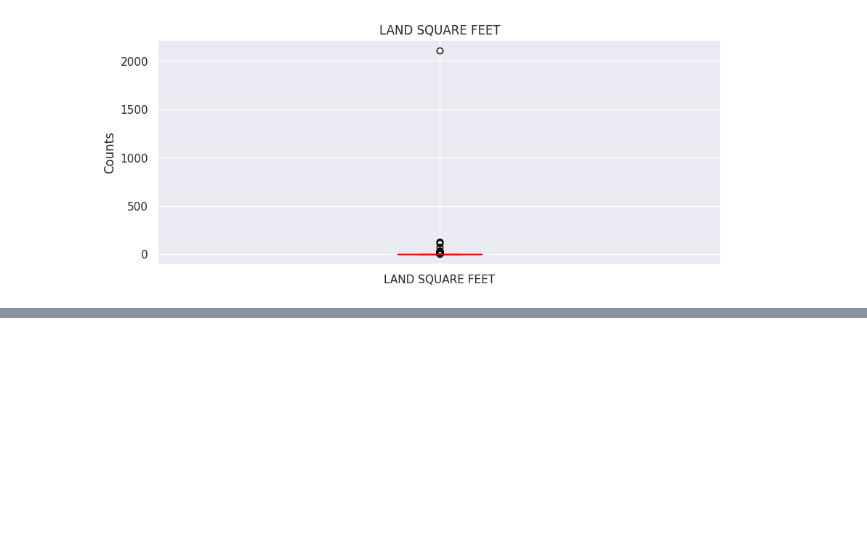
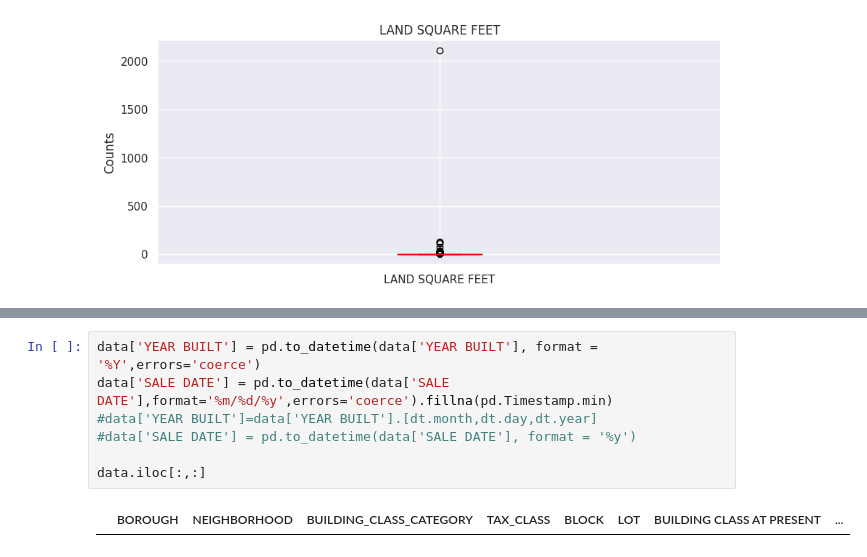
Before and after one commit to chonginbilly/Moringa_DS, a Jupyter notebook: Data_Cleaning_Group_Asssignment.ipynb, the cells around one changed output, grey strips where cells are left out. Drawn from its saved outputs; the diff is of its cells as text; blank space fills up the shorter version.

```diff
--- a/Data_Cleaning_Group_Asssignment.ipynb
+++ b/Data_Cleaning_Group_Asssignment.ipynb
@@ -208,0 +267,9 @@ plt.show()
+# %%
+data['YEAR BUILT'] = pd.to_datetime(data['YEAR BUILT'], format = '%Y',errors='coerce')
+data['SALE DATE'] = pd.to_datetime(data['SALE DATE'],format='%m/%d/%y',errors='coerce').fillna(pd.Timestamp.min)
+#data['YEAR BUILT']=data['YEAR BUILT'].[dt.month,dt.day,dt.year]
+#data['SALE DATE'] = pd.to_datetime(data['SALE DATE'], format = '%y')
+
+data.iloc[:,:]
+# %% [output]
+|  | BOROUGH | NEIGHBORHOOD | BUILDING_CLASS_CATEGORY | TAX_CLASS | BLOCK | LOT | BUILDING CLASS AT PRESENT | ... |
```
Also changed, not shown: parts of 22 cells of this notebook.
